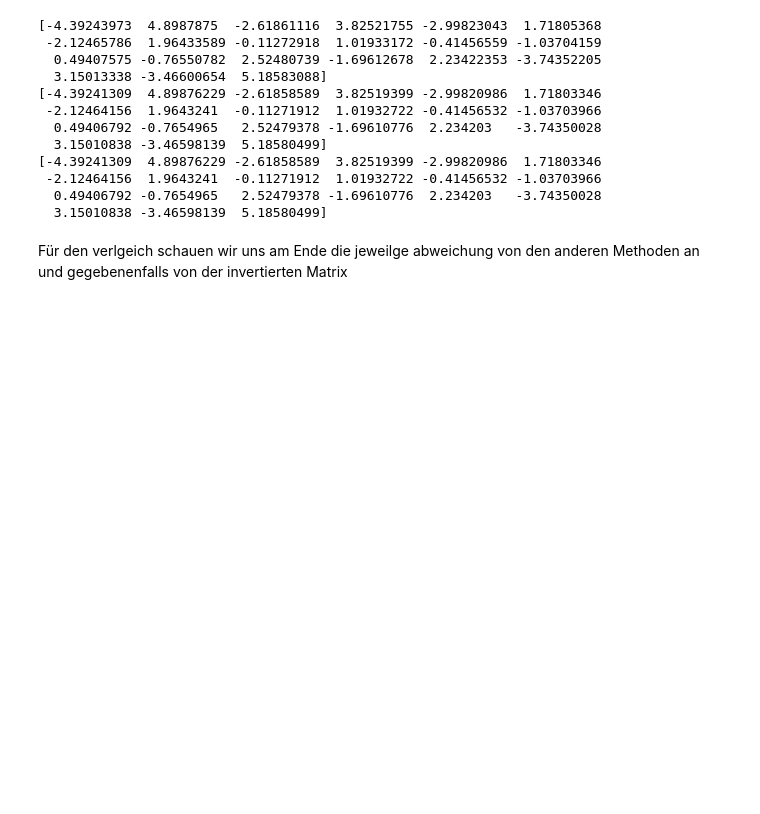
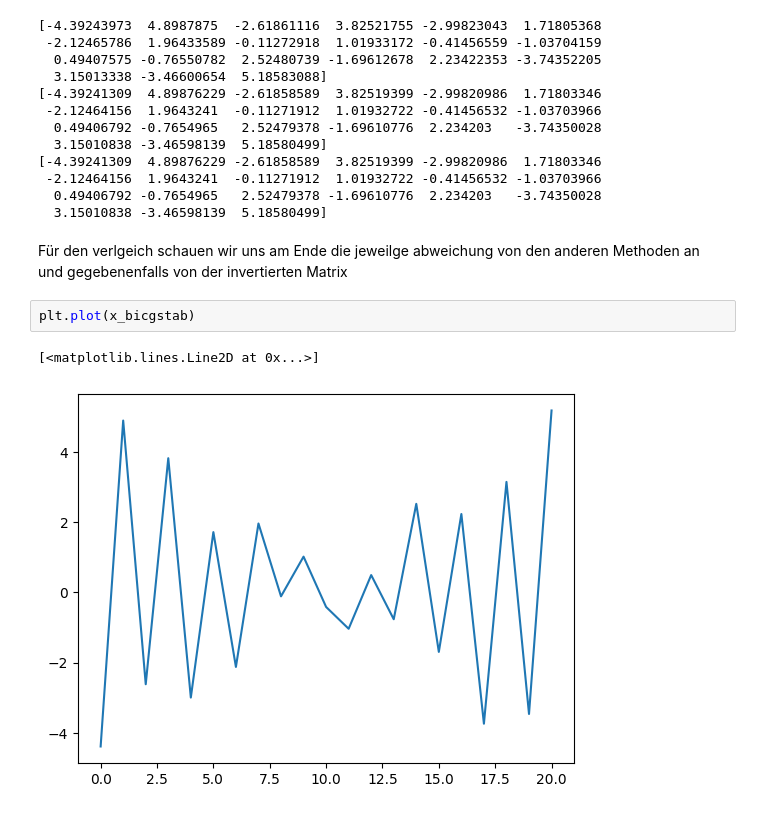
Before and after one commit to leonardlux/comp_phy_exam, a Jupyter notebook: problem_2/task_f.ipynb, the cells around one changed output. Saved outputs shown, nothing was run; the diff lists cells and outputs as text; blank space fills up the shorter version.

```diff
--- a/problem_2/task_f.ipynb
+++ b/problem_2/task_f.ipynb
@@ -60,3 +68,8 @@ print(x_spsolve)
   3.15010838 -3.46598139  5.18580499]
 # %% [markdown]
 Für den verlgeich schauen wir uns am Ende die jeweilge abweichung von den anderen Methoden an und gegebenenfalls von der invertierten Matrix
+# %%
+plt.plot(x_bicgstab)
+# %% [output]
+[<matplotlib.lines.Line2D at 0x...>]
+[figure, added]
```
Also changed, not shown: parts of 5 cells of this notebook, 7 other files.
